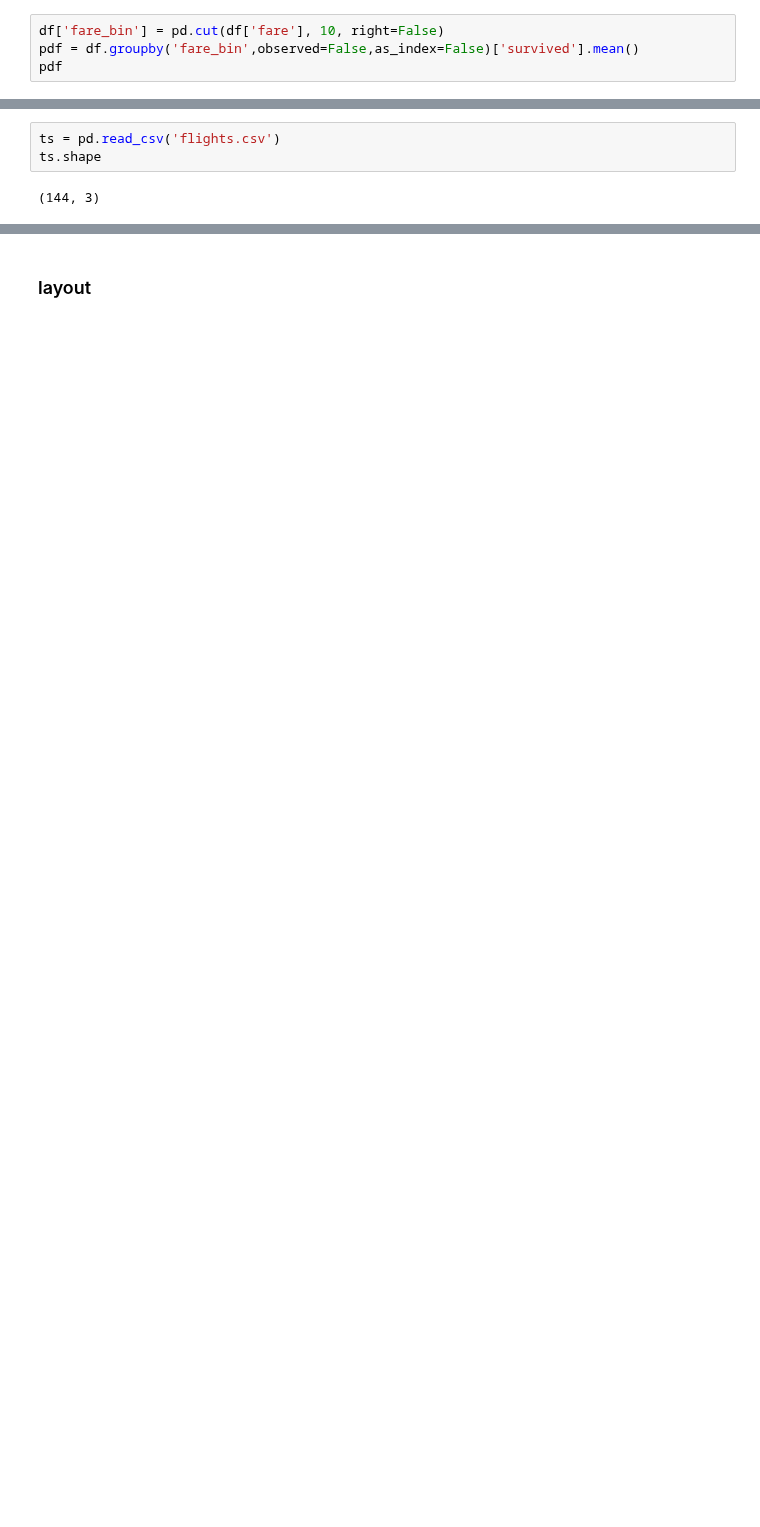
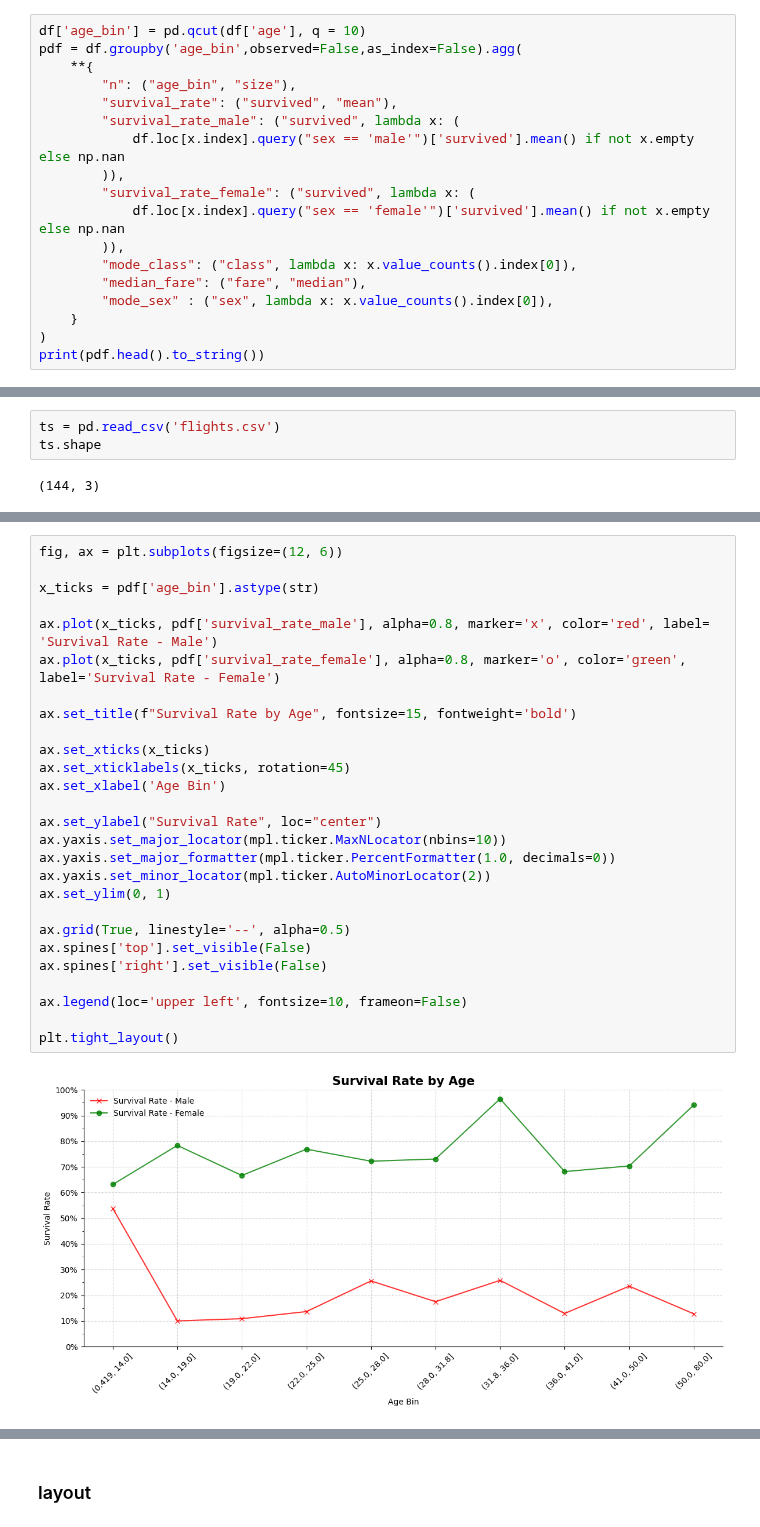
Before and after one commit to 0xdomyz/python_collection, a Jupyter notebook: plot/plotting/plotting_notes.ipynb, the cells around one changed output, grey strips where cells are left out. Cells and saved outputs as stored; diff of their text form; blank space fills up the shorter version.

Commit message:
add mpl full example to plot notes

```diff
--- a/plot/plotting/plotting_notes.ipynb
+++ b/plot/plotting/plotting_notes.ipynb
@@ -15,5 +21,19 @@ df.shape
 # %%
-df['fare_bin'] = pd.cut(df['fare'], 10, right=False)
-pdf = df.groupby('fare_bin',observed=False,as_index=False)['survived'].mean()
-pdf
+df['age_bin'] = pd.qcut(df['age'], q = 10)
+pdf = df.groupby('age_bin',observed=False,as_index=False).agg(
+    **{
+        "n": ("age_bin", "size"),
+        "survival_rate": ("survived", "mean"),
+        "survival_rate_male": ("survived", lambda x: (
+            df.loc[x.index].query("sex == 'male'")['survived'].mean() if not x.empty else np.nan
+        )),
+        "survival_rate_female": ("survived", lambda x: (
+            df.loc[x.index].query("sex == 'female'")['survived'].mean() if not x.empty else np.nan
+        )),
+        "mode_class": ("class", lambda x: x.value_counts().index[0]),
+        "median_fare": ("fare", "median"),
+        "mode_sex" : ("sex", lambda x: x.value_counts().index[0]),
+    }
+)
+print(pdf.head().to_string())
 # %% [output]
@@ -35,0 +62,29 @@ ts.shape
+# %%
+fig, ax = plt.subplots(figsize=(12, 6))
+
+x_ticks = pdf['age_bin'].astype(str)
+
+ax.plot(x_ticks, pdf['survival_rate_male'], alpha=0.8, marker='x', color='red', label= 'Survival Rate - Male')
+ax.plot(x_ticks, pdf['survival_rate_female'], alpha=0.8, marker='o', color='green', label='Survival Rate - Female')
+
+ax.set_title(f"Survival Rate by Age", fontsize=15, fontweight='bold')
+
+ax.set_xticks(x_ticks)
+ax.set_xticklabels(x_ticks, rotation=45)
+ax.set_xlabel('Age Bin')
+
+ax.set_ylabel("Survival Rate", loc="center")
+ax.yaxis.set_major_locator(mpl.ticker.MaxNLocator(nbins=10))
+ax.yaxis.set_major_formatter(mpl.ticker.PercentFormatter(1.0, decimals=0))
+ax.yaxis.set_minor_locator(mpl.ticker.AutoMinorLocator(2))
+ax.set_ylim(0, 1)
+
+ax.grid(True, linestyle='--', alpha=0.5)
+ax.spines['top'].set_visible(False)
+ax.spines['right'].set_visible(False)
+
+ax.legend(loc='upper left', fontsize=10, frameon=False)
+
+plt.tight_layout()
+# %% [output]
+[figure, added]
```
Also changed, not shown: parts of 25 cells of this notebook.
